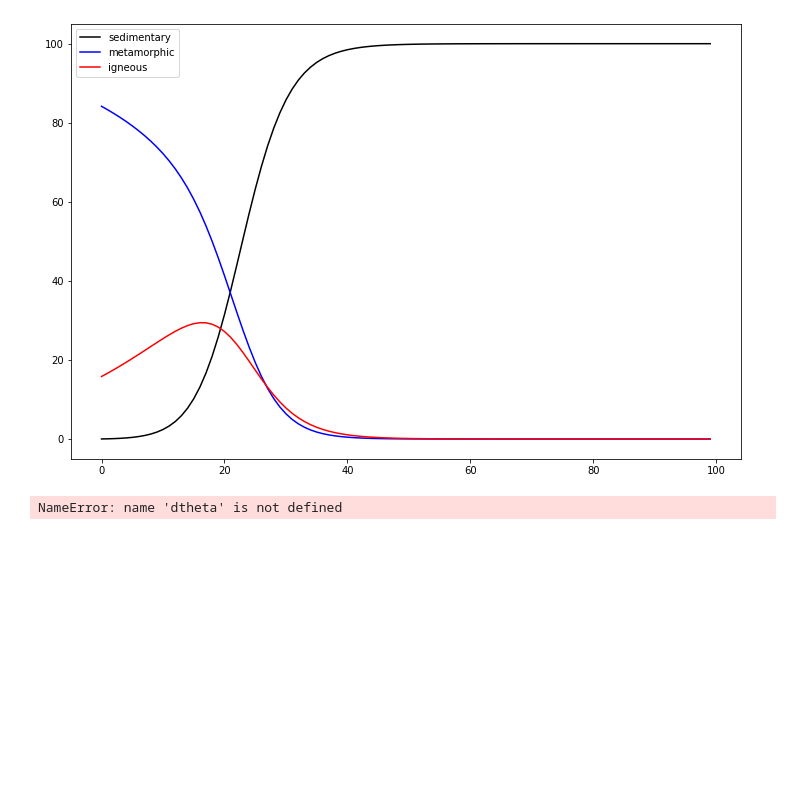
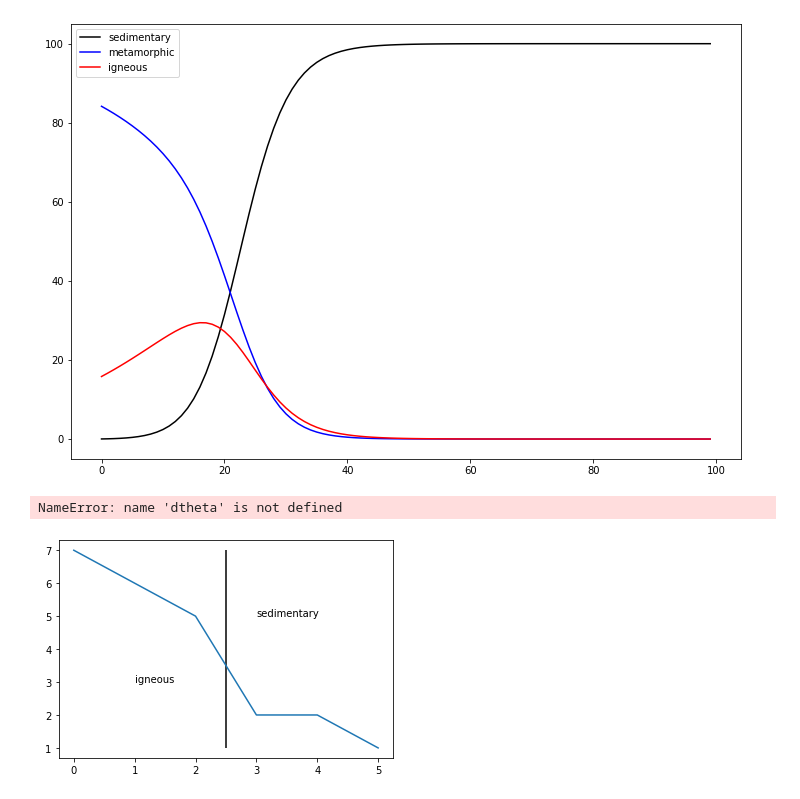
Before and after one commit to vaga3461/High-Plains, a Jupyter notebook: modeling headway SP21/mass conservation approach - tracking theta - clean.ipynb, the cells around one changed output. Drawn from its saved outputs; the diff is of its cells as text; code cells hidden in the pictures; blank space fills up the shorter version.

```diff
--- a/modeling headway SP21/mass conservation approach - tracking theta - clean.ipynb
+++ b/modeling headway SP21/mass conservation approach - tracking theta - clean.ipynb
@@ -185,3 +185,14 @@ dtheta
 NameError: name 'dtheta' is not defined
 # %%
 theta_sed
+# %%
+x = [0, 1, 2, 3, 4, 5]
+y = [7, 6, 5, 2, 2, 1]
+
+plt.plot(x, y)
+plt.vlines(2.5, 1, 7)
+plt.annotate('igneous', (1, 3))
+plt.annotate('sedimentary', (3, 5))
+plt.show()
+# %% [output]
+[figure, added]
```
Also changed, not shown: 5 other files.
